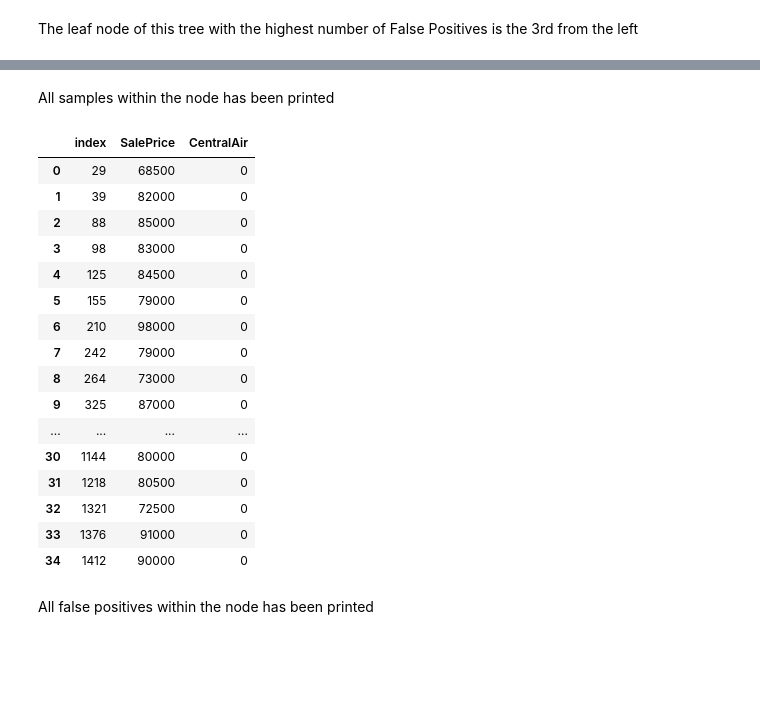
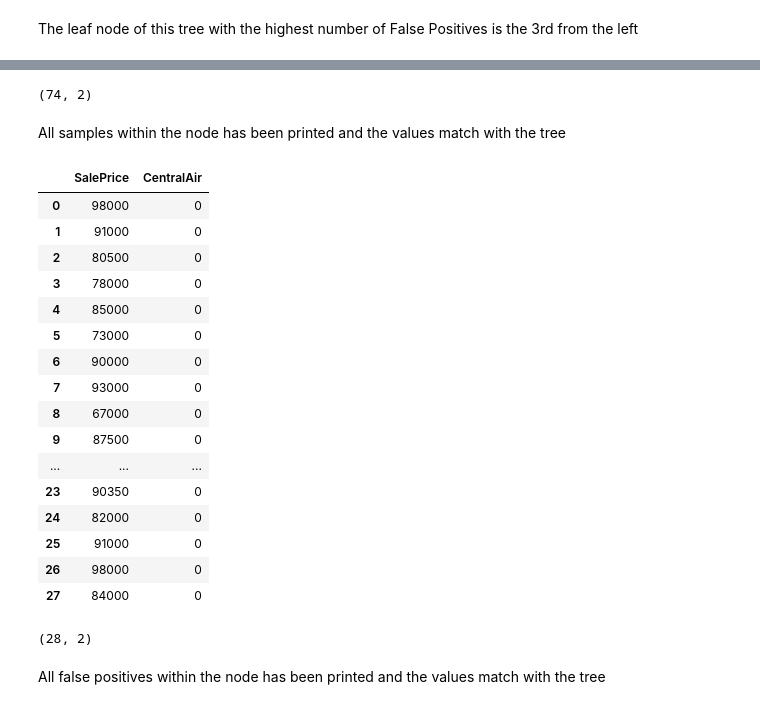
Before and after one commit to rachtrx/SC1015_DSAI_Labs, a Jupyter notebook: ex5/Exercise5_Solution.ipynb, the cells around one changed output, grey strips where cells are left out. Saved outputs shown, nothing was run; the diff lists cells and outputs as text; code cells hidden in the pictures; blank space fills up the shorter version.

```diff
--- a/ex5/Exercise5_Solution.ipynb
+++ b/ex5/Exercise5_Solution.ipynb
@@ -76,11 +76,14 @@ class Model:
         self.dectree = DecisionTreeClassifier(max_depth=self.max_depth)
         self.feature = feature
         self.variable = variable
-        self.df_train = aircon_dataframe.loc[:, [feature, variable]].copy()
-        self.df_train[variable] = self.df_train[variable].map({'Y': 1, 'N': 0})
+        self.df_og = aircon_dataframe.loc[:, [feature, variable]].copy()
+        self.df_og[variable] = self.df_og[variable].map({'Y': 1, 'N': 0})
 
     def fit_and_predict_y_val(self):
-        self.X_train, self.X_test, self.y_train, self.y_test = train_test_split(self.df_train[self.feature].to_frame(), self.df_train[self.variable].to_frame(), test_size=0.25)
+        self.X_train, self.X_test, self.y_train, self.y_test = train_test_split(self.df_og[self.feature].to_frame(), self.df_og[self.variable].to_frame(), test_size=0.25)
+
+        self.df_train = pd.concat([self.X_train, self.y_train], axis=1)
+        self.df_train.reset_index(drop=True, inplace=True)
 
         self.dectree.fit(self.X_train, self.y_train)
         self.y_train_pred = self.dectree.predict(self.X_train)
@@ -287,32 +290,40 @@ node_dataframe
+# %%
+node_dataframe.shape
+# %% [output]
+(74, 2)
 # %% [markdown]
-All samples within the node has been printed
+All samples within the node has been printed and the values match with the tree
 # %%
 fp_mask = (
-    (salePrice_3_model.df_train['SalePrice'] > 62250) &
-    (salePrice_3_model.df_train['SalePrice'] <= 98150) &
+    (salePrice_3_model.df_train['SalePrice'] > 63750) &
+    (salePrice_3_model.df_train['SalePrice'] <= 98300) &
     (salePrice_3_model.df_train['CentralAir'] == 0)
 )
 
 fp_dataframe = salePrice_3_model.df_train.loc[fp_mask].copy()
-fp_dataframe.reset_index(inplace=True)
+fp_dataframe.reset_index(drop=True, inplace=True)
 fp_dataframe
 # %% [output]
-|  | index | SalePrice | CentralAir |
-| 0 | 29 | 68500 | 0 |
-| 1 | 39 | 82000 | 0 |
-| 2 | 88 | 85000 | 0 |
-| 3 | 98 | 83000 | 0 |
-| 4 | 125 | 84500 | 0 |
-| 5 | 155 | 79000 | 0 |
-| 6 | 210 | 98000 | 0 |
-| 7 | 242 | 79000 | 0 |
-| 8 | 264 | 73000 | 0 |
-| 9 | 325 | 87000 | 0 |
-| ... | ... | ... | ... |
-| 30 | 1144 | 80000 | 0 |
-| 31 | 1218 | 80500 | 0 |
-| 32 | 1321 | 72500 | 0 |
-| 33 | 1376 | 91000 | 0 |
-| 34 | 1412 | 90000 | 0 |
+|  | SalePrice | CentralAir |
+| 0 | 98000 | 0 |
+| 1 | 91000 | 0 |
+| 2 | 80500 | 0 |
+| 3 | 78000 | 0 |
+| 4 | 85000 | 0 |
+| 5 | 73000 | 0 |
+| 6 | 90000 | 0 |
+| 7 | 93000 | 0 |
+| 8 | 67000 | 0 |
+| 9 | 87500 | 0 |
+| ... | ... | ... |
+| 23 | 90350 | 0 |
+| 24 | 82000 | 0 |
+| 25 | 91000 | 0 |
+| 26 | 98000 | 0 |
+| 27 | 84000 | 0 |
+# %%
+fp_dataframe.shape
+# %% [output]
+(28, 2)
 # %% [markdown]
-All false positives within the node has been printed
+All false positives within the node has been printed and the values match with the tree
```
Also changed, not shown: parts of 8 cells of this notebook.
